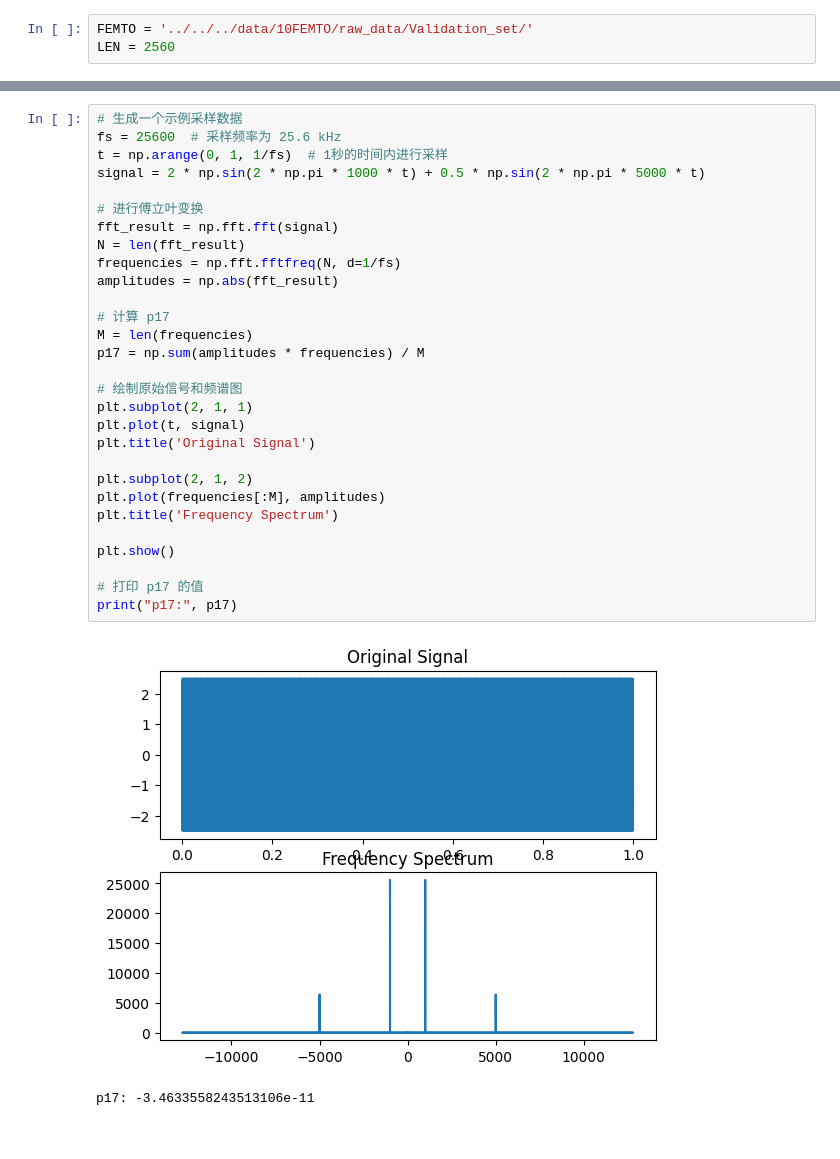
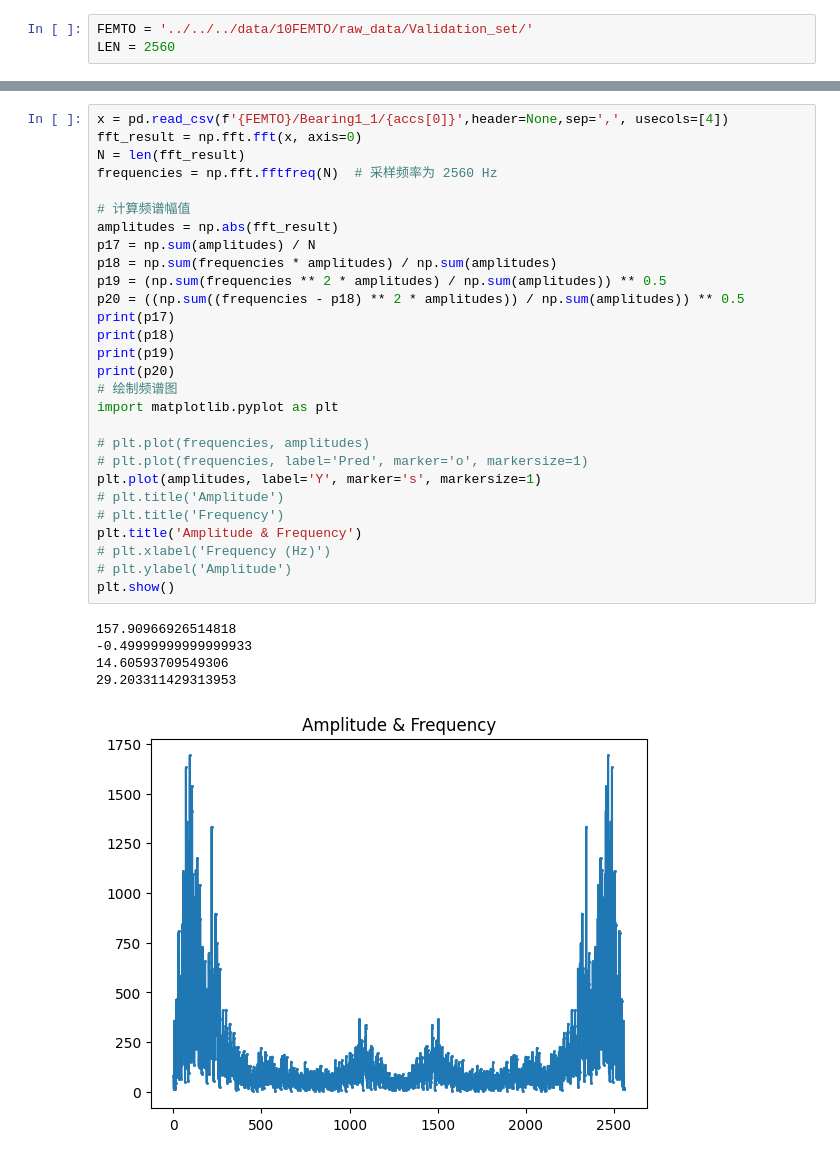
Before and after one commit to qawl987/DAST-self, a Jupyter notebook: notebook/FEMTO-st/data_processing/experiment.ipynb, the cells around one changed output, grey strips where cells are left out. Saved outputs shown, nothing was run; the diff lists cells and outputs as text.

```diff
--- a/notebook/FEMTO-st/data_processing/experiment.ipynb
+++ b/notebook/FEMTO-st/data_processing/experiment.ipynb
@@ -90,32 +144,34 @@ freq = np.fft.fftfreq(LEN, d=1)  # d是采样间隔，这里假设采样间隔
-# %%
-# 生成一个示例采样数据
-fs = 25600  # 采样频率为 25.6 kHz
-t = np.arange(0, 1, 1/fs)  # 1秒的时间内进行采样
-signal = 2 * np.sin(2 * np.pi * 1000 * t) + 0.5 * np.sin(2 * np.pi * 5000 * t)
-
-# 进行傅立叶变换
-fft_result = np.fft.fft(signal)
-N = len(fft_result)
-frequencies = np.fft.fftfreq(N, d=1/fs)
-amplitudes = np.abs(fft_result)
-
-# 计算 p17
-M = len(frequencies)
-p17 = np.sum(amplitudes * frequencies) / M
-
-# 绘制原始信号和频谱图
-plt.subplot(2, 1, 1)
-plt.plot(t, signal)
-plt.title('Original Signal')
-
-plt.subplot(2, 1, 2)
-plt.plot(frequencies[:M], amplitudes)
-plt.title('Frequency Spectrum')
-
-plt.show()
-
-# 打印 p17 的值
-print("p17:", p17)
-# %% [output]
-[figure, removed]
-p17: -3.4633558243513106e-11
+# %%
+x = pd.read_csv(f'{FEMTO}/Bearing1_1/{accs[0]}',header=None,sep=',', usecols=[4])
+fft_result = np.fft.fft(x, axis=0)
+N = len(fft_result)
+frequencies = np.fft.fftfreq(N)  # 采样频率为 2560 Hz
+
+# 计算频谱幅值
+amplitudes = np.abs(fft_result)
+p17 = np.sum(amplitudes) / N
+p18 = np.sum(frequencies * amplitudes) / np.sum(amplitudes)
+p19 = (np.sum(frequencies ** 2 * amplitudes) / np.sum(amplitudes)) ** 0.5
+p20 = ((np.sum((frequencies - p18) ** 2 * amplitudes)) / np.sum(amplitudes)) ** 0.5
+print(p17)
+print(p18)
+print(p19)
+print(p20)
+# 绘制频谱图
+import matplotlib.pyplot as plt
+
+# plt.plot(frequencies, amplitudes)
+# plt.plot(frequencies, label='Pred', marker='o', markersize=1)
+plt.plot(amplitudes, label='Y', marker='s', markersize=1)
+# plt.title('Amplitude')
+# plt.title('Frequency')
+plt.title('Amplitude & Frequency')
+# plt.xlabel('Frequency (Hz)')
+# plt.ylabel('Amplitude')
+plt.show()
+# %% [output]
+157.90966926514818
+-0.49999999999999933
+14.60593709549306
+29.203311429313953
+[figure, added]
```
Also changed, not shown: parts of 22 cells of this notebook.
